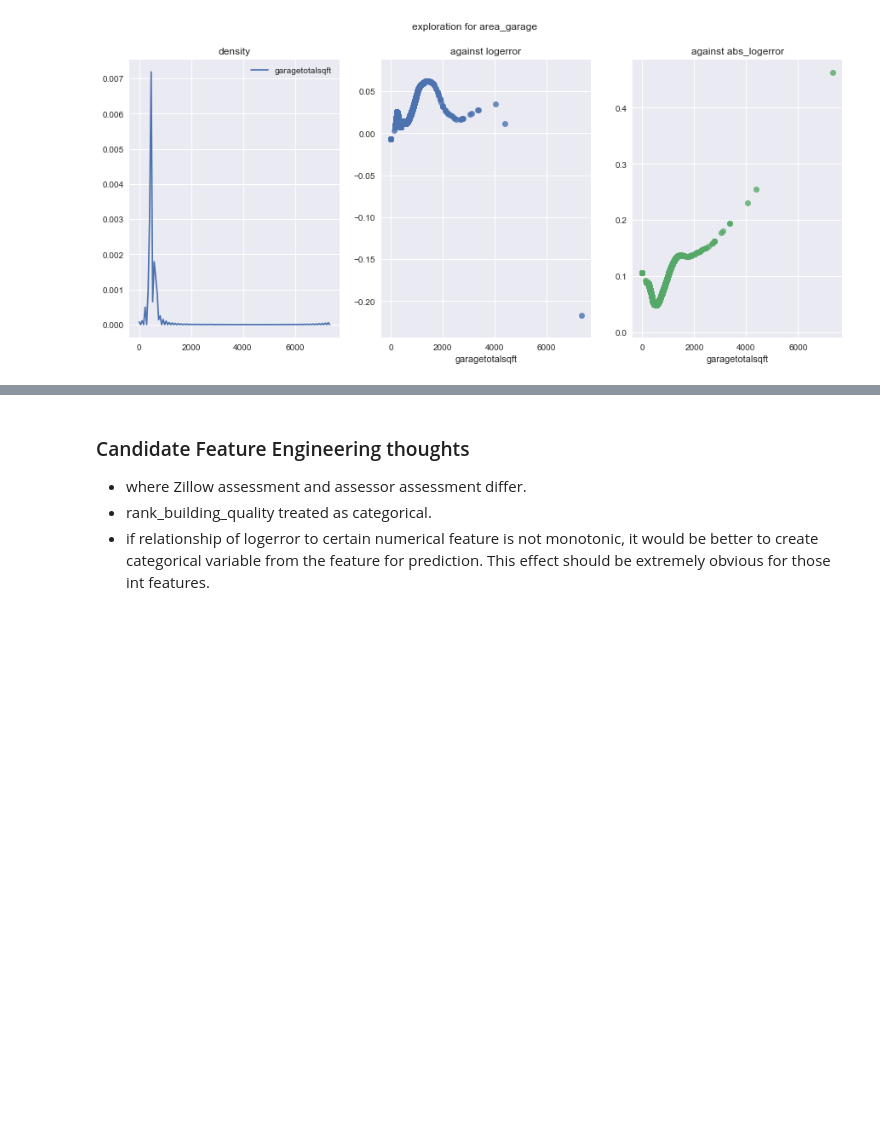
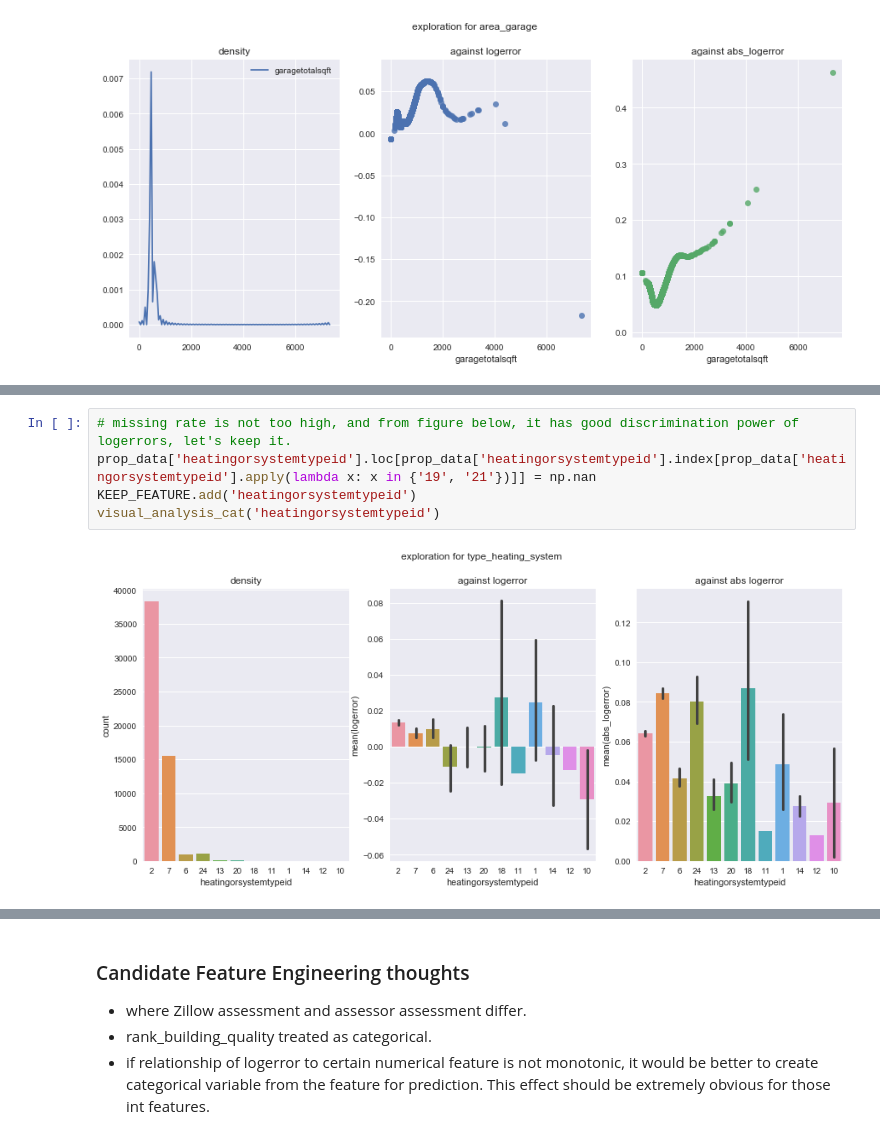
Before and after one commit to mqkh515/udacityMLND, a Jupyter notebook: projects/capstone/capstone.ipynb, the cells around one changed output, grey strips where cells are left out. Drawn from its saved outputs; the diff is of its cells as text; blank space fills up the shorter version.

```diff
--- a/projects/capstone/capstone.ipynb
+++ b/projects/capstone/capstone.ipynb
@@ -576,0 +633,7 @@ visual_analysis_cat('hashottuborspa')
+# %%
+# missing rate is not too high, and from figure below, it has good discrimination power of logerrors, let's keep it.
+prop_data['heatingorsystemtypeid'].loc[prop_data['heatingorsystemtypeid'].index[prop_data['heatingorsystemtypeid'].apply(lambda x: x in {'19', '21'})]] = np.nan
+KEEP_FEATURE.add('heatingorsystemtypeid')
+visual_analysis_cat('heatingorsystemtypeid')
+# %% [output]
+[figure, added]
```
Also changed, not shown: parts of 67 cells of this notebook, 2 other files.
